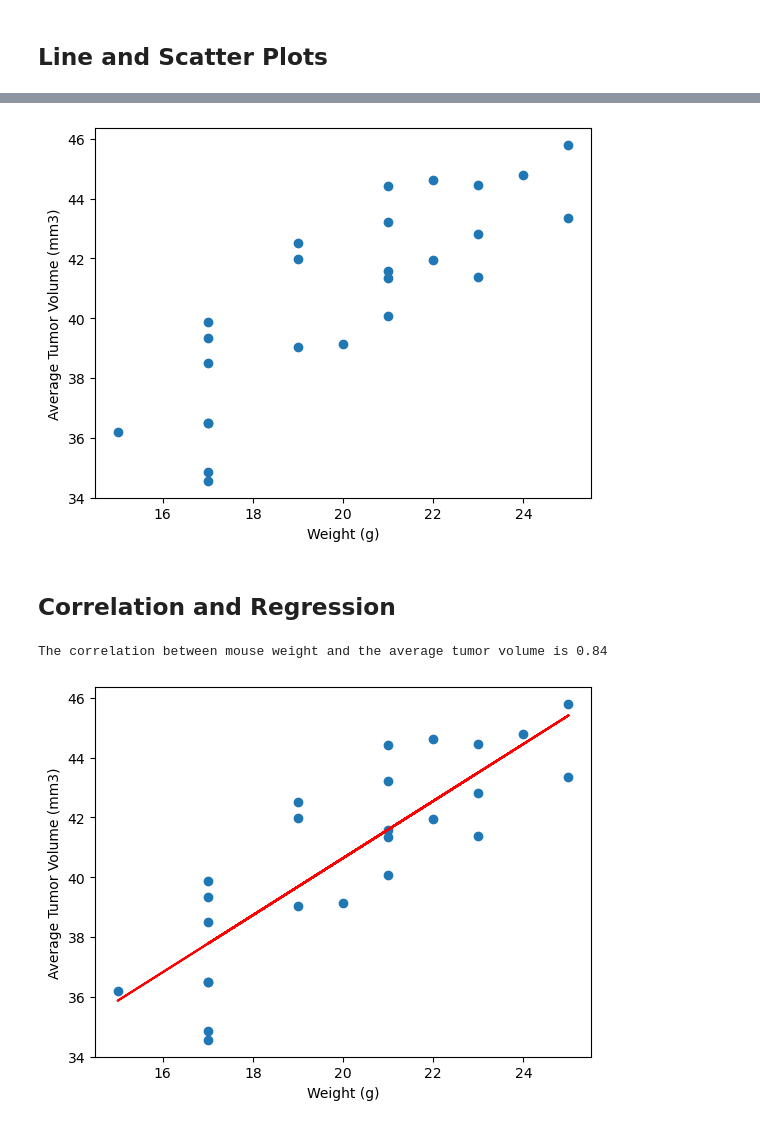
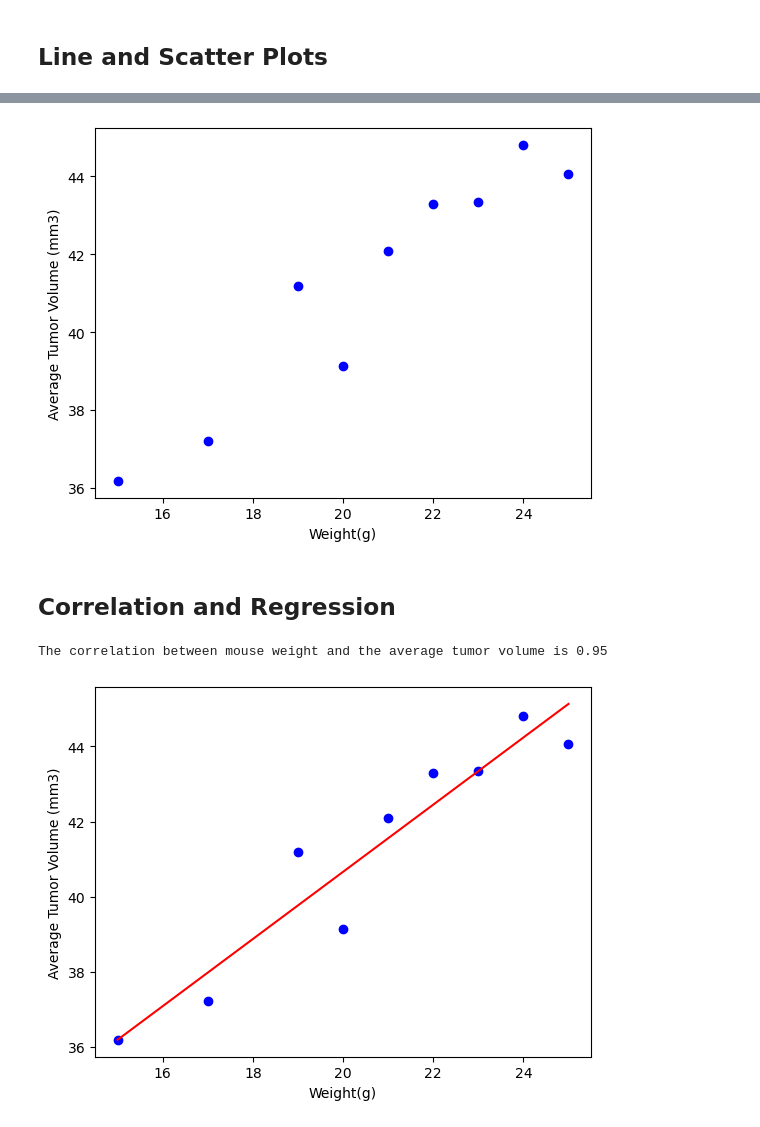
Before and after one commit to eliu14/data-visualization-challenge, a Jupyter notebook: Pymaceuticals/main_notebook.ipynb, the cells around one changed output, grey strips where cells are left out. Saved outputs shown, nothing was run; the diff lists cells and outputs as text; code cells hidden in the pictures.

```diff
--- a/Pymaceuticals/main_notebook.ipynb
+++ b/Pymaceuticals/main_notebook.ipynb
@@ -231,12 +270,28 @@ Ceftamin's potential outliers: Series([], Name: Tumor Volume (mm3), dtype: float
 # %%
 # Generate a scatter plot of mouse weight vs. the average observed tumor volume for the entire Capomulin regimen
+avg_tumor_capomulin = clean_df[clean_df["Drug Regimen"] == 'Capomulin']
+avg_weight = avg_tumor_capomulin.groupby("Weight (g)")["Tumor Volume (mm3)"].mean()
+x_axis = avg_weight.index
+y_axis = avg_weight.values
+plt.scatter(x_axis, y_axis, marker="o", facecolors="blue")
+plt.xlabel("Weight(g)")
+plt.ylabel("Average Tumor Volume (mm3)")
+plt.show()
 # %% [output]
-[figure, old version]
+[figure, new version]
 # %% [markdown]
 ## Correlation and Regression
 # %%
 # Calculate the correlation coefficient and a linear regression model
 # for mouse weight and average observed tumor volume for the entire Capomulin regimen
+p_slope, p_int, p_r, p_p, p_std_err = st.linregress(x_axis, y_axis)
+print(f"The correlation between mouse weight and the average tumor volume is {round(p_r,2)}")
+p_fit = p_slope * x_axis + p_int
+plt.scatter(x_axis, y_axis, marker="o", facecolors="blue")
+plt.plot(x_axis, p_fit, color="red")
+plt.xlabel("Weight(g)")
+plt.ylabel("Average Tumor Volume (mm3)")
+plt.show()
 # %% [output]
-The correlation between mouse weight and the average tumor volume is 0.84
+The correlation between mouse weight and the average tumor volume is 0.95
-[figure, old version]
+[figure, new version]
```
Also changed, not shown: parts of 8 cells of this notebook.
